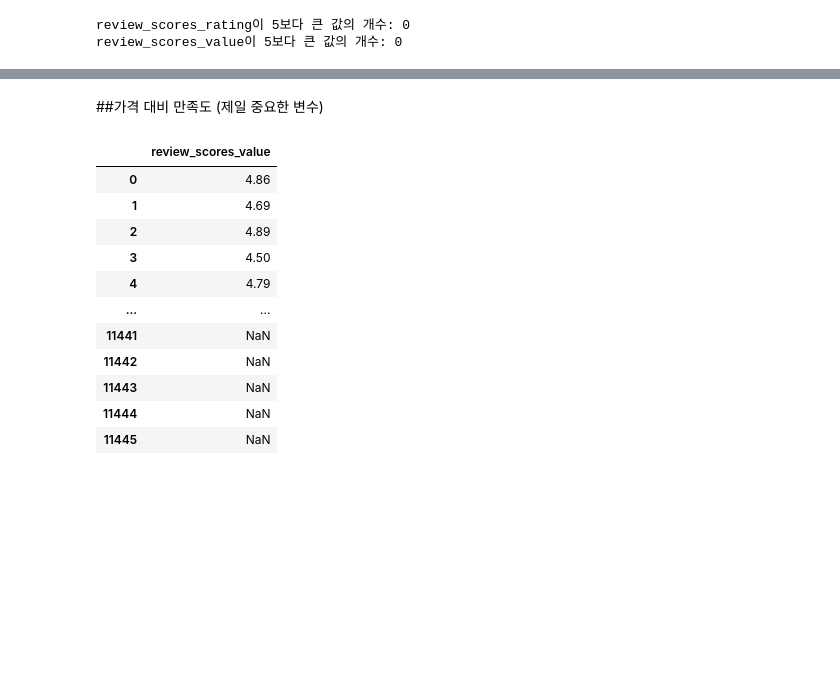
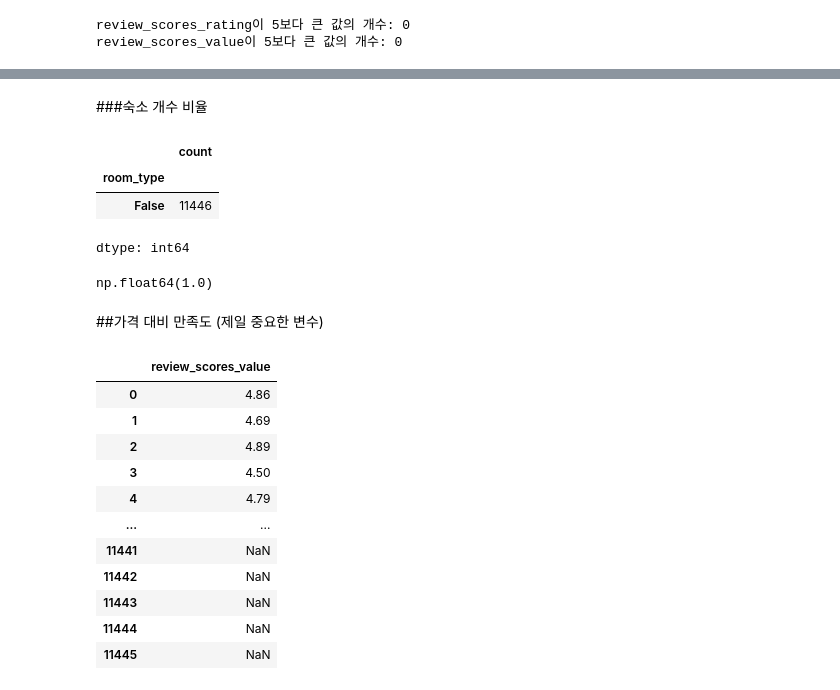
Before and after one commit to DogwonLee/Final-Team2, a Jupyter notebook: 파이널프로젝트_이도권.ipynb, the cells around one changed output, grey strips where cells are left out. Drawn from its saved outputs; the diff is of its cells as text; code cells hidden in the pictures; blank space fills up the shorter version.

```diff
--- a/파이널프로젝트_이도권.ipynb
+++ b/파이널프로젝트_이도권.ipynb
@@ -234,3 +254,16 @@ review_scores_value이 5보다 큰 값의 개수: 0
+# %% [markdown]
+###숙소 개수 비율
+# %%
+(data['room_type'] == '공간 전체').value_counts()
+# %% [output]
+|  | count |
+| room_type |  |
+| False | 11446 |
+dtype: int64
+# %%
+(data['room_type'] == '공간 전체').count() / len(data)
+# %% [output]
+np.float64(1.0)
 # %% [markdown]
 ##가격 대비 만족도 (제일 중요한 변수)
 # %%
```
Also changed, not shown: parts of 24 cells of this notebook.
